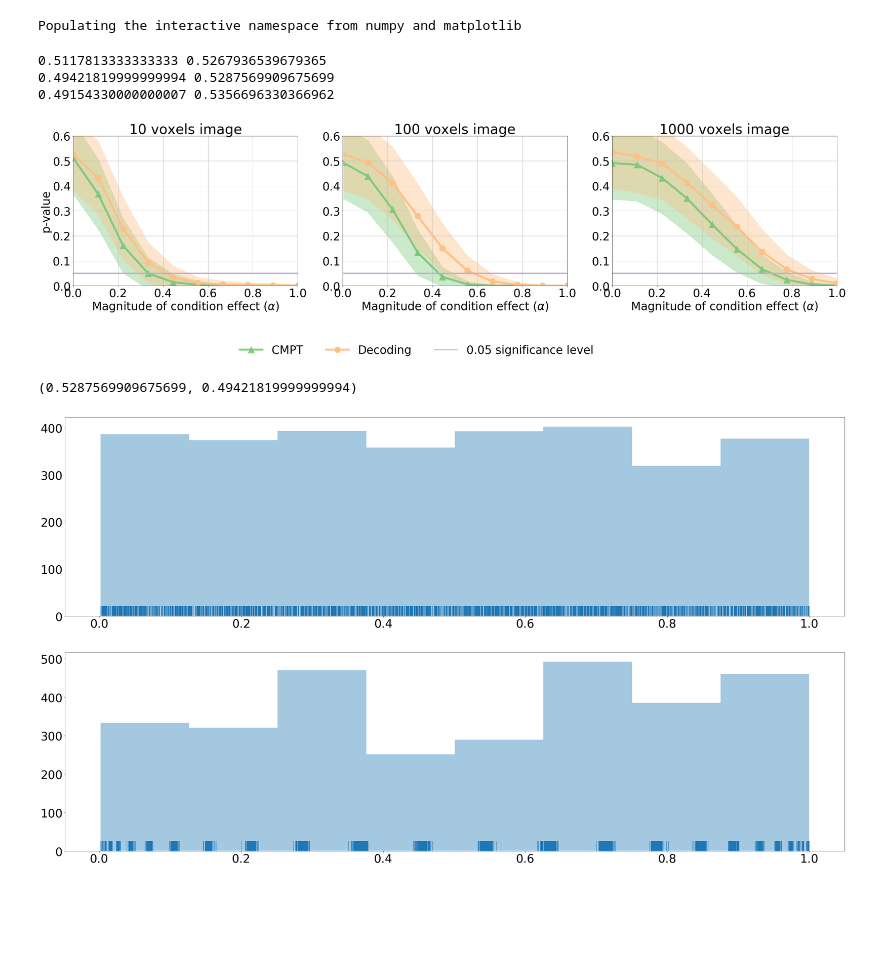
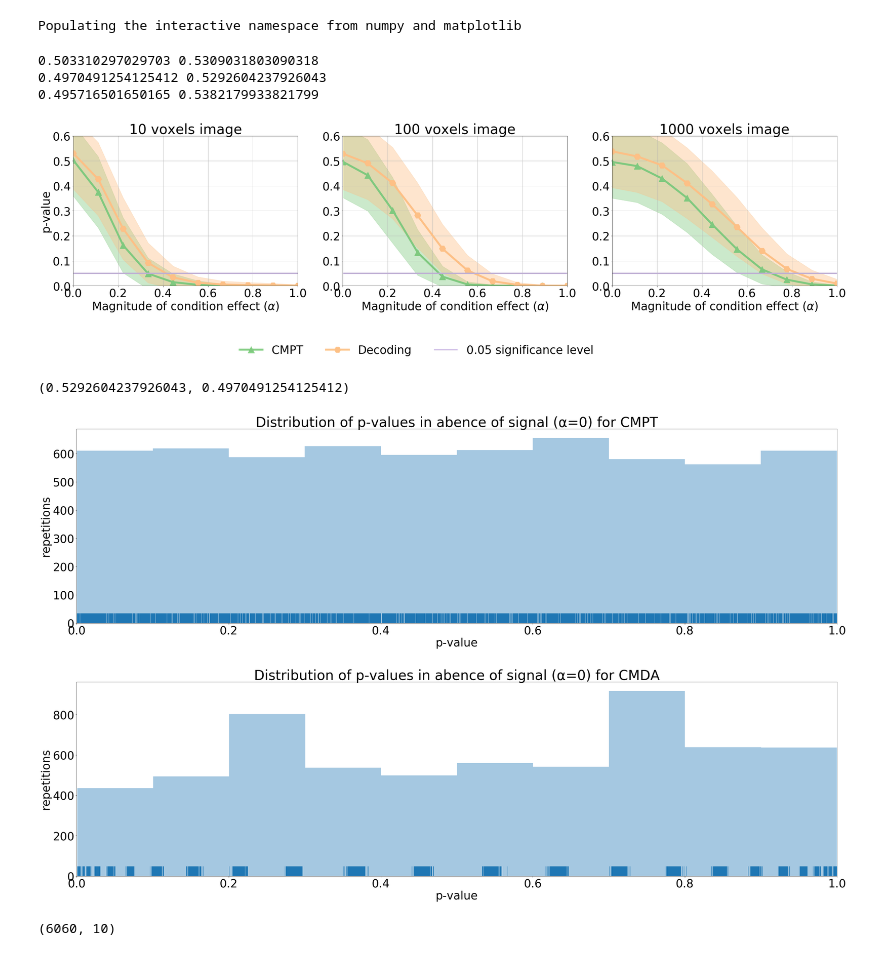
Before and after one commit to fabianp/Code_CMPT_paper, a Jupyter notebook: simulated_experiments/CMPT_plot_experiment.ipynb, the cells around one changed output. Cells and saved outputs as stored; diff of their text form; code cells hidden in the pictures; blank space fills up the shorter version.

```diff
--- a/simulated_experiments/CMPT_plot_experiment.ipynb
+++ b/simulated_experiments/CMPT_plot_experiment.ipynb
@@ -30,7 +30,7 @@ lw=6
 cmpt_threshold = []
 decoding_threshold = []
 all_dims = [10, 100, 1000]
-n_runs = 150
+n_runs = 303
 for i, width in enumerate(all_dims):
     width = str(width)
     alphas = np.load('data/alphas_%s.npy' % (width))
@@ -71,27 +71,40 @@ plt.figlegend((cmpt[0],
               frameon=False,
               bbox_to_anchor=[0.2, 0.01]
              )
-
+plt.savefig('cmpt_vs_decoding.pdf', bbox_inches='tight')
 plt.show()
 # %% [output]
-0.5117813333333333 0.5267936539679365
-0.49421819999999994 0.5287569909675699
-0.49154330000000007 0.5356696330366962
+0.503310297029703 0.5309031803090318
+0.4970491254125412 0.5292604237926043
+0.495716501650165 0.5382179933821799
 [figure]
 # %%
 pvals_cmpt = np.concatenate([np.load('data/cmpt_%s_%s.npy' % (100, run)) for run in range(n_runs)])
 pvals_decoding = np.concatenate([np.load('data/decoding3_%s_%s.npy' % (100, run)) for run in range(n_runs)])
 pvals_decoding[:, 0].mean(), pvals_cmpt[:, 0].mean()
 # %% [output]
-(0.5287569909675699, 0.49421819999999994)
+(0.5292604237926043, 0.4970491254125412)
 # %%
 import seaborn as sns
-sns.distplot(pvals_cmpt[:, 0], bins=8, kde=False, rug=True)
+sns.distplot(pvals_cmpt[:, 0], bins=10, kde=False, rug=True)
+plt.title('Distribution of p-values in abence of signal (α=0) for CMPT')
+plt.xlim((0, 1))
+plt.xlabel('p-value')
+plt.ylabel('repetitions')
 plt.savefig('cmpt_pvals_dist.pdf')
 # %% [output]
-[figure, old version]
+[figure, new version]
 # %%
 import seaborn as sns
-sns.distplot(pvals_decoding[:, 0], bins=8, kde=False, rug=True);
+sns.distplot(pvals_decoding[:, 0], bins=10, kde=False, rug=True)
+plt.title('Distribution of p-values in abence of signal (α=0) for CMDA')
+plt.xlim((0, 1))
+plt.xlabel('p-value')
+plt.ylabel('repetitions')
+plt.savefig('decoding_pvals_dist.pdf')
 # %% [output]
-[figure, old version]
+[figure, new version]
+# %%
+pvals_cmpt.shape
+# %% [output]
+(6060, 10)
```
Also changed, not shown: 1 other file.
